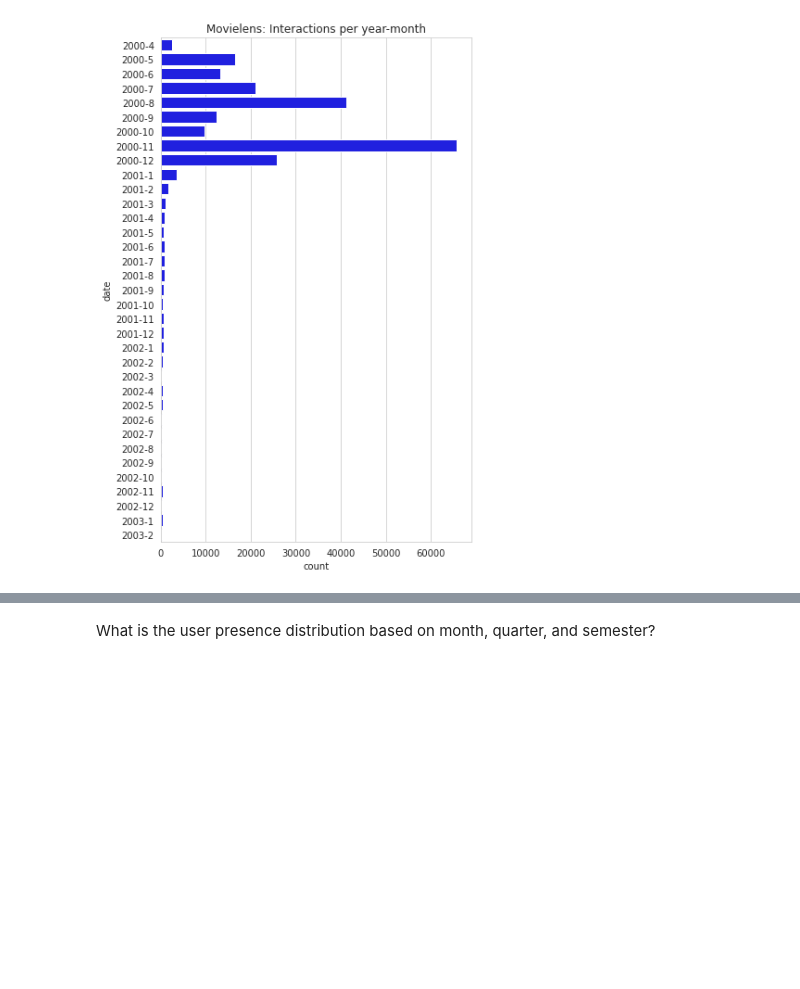
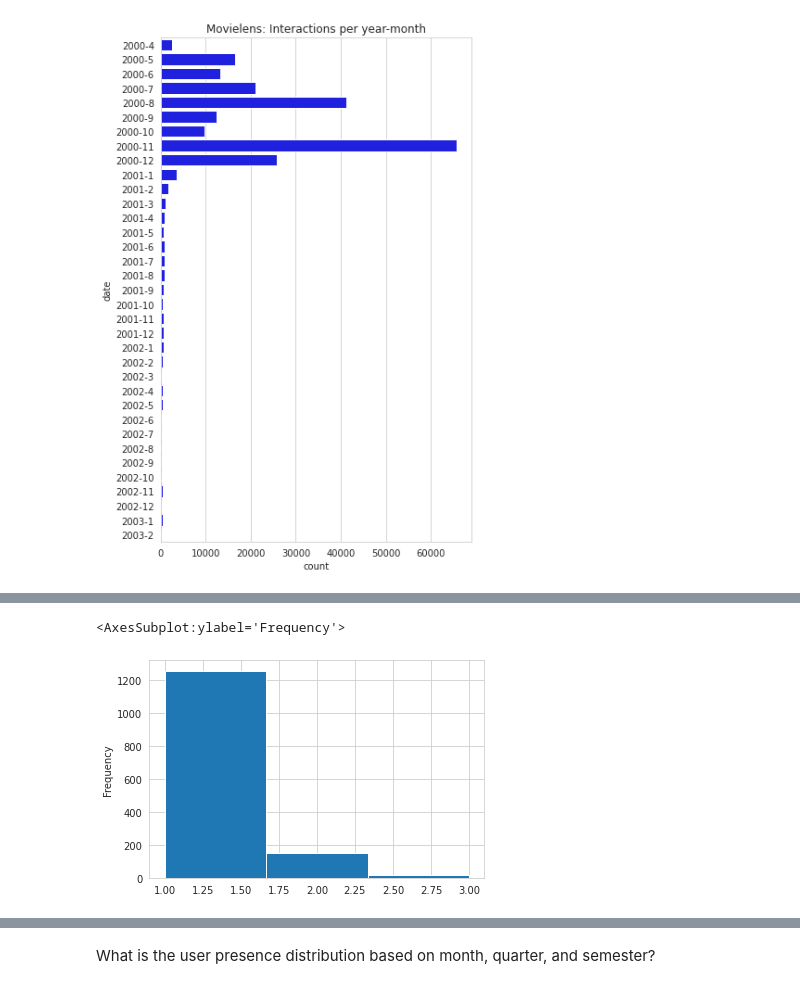
Before and after one commit to Key0412/streamRec-forgetting, a Jupyter notebook: notebooks/Avaliação de Dataset - Movielens.ipynb, the cells around one changed output, grey strips where cells are left out. Cells and saved outputs as stored; diff of their text form; code cells hidden in the pictures; blank space fills up the shorter version.

```diff
--- a/notebooks/Avaliação de Dataset - Movielens.ipynb
+++ b/notebooks/Avaliação de Dataset - Movielens.ipynb
@@ -108,0 +108,5 @@ Wall time: 12.2 ms
+# %%
+user_freq_over_months.plot(kind='hist',bins=user_freq_over_months.max())
+# %% [output]
+<AxesSubplot:ylabel='Frequency'>
+[figure, added]
```
Also changed, not shown: parts of 44 cells of this notebook, 31 other files.
